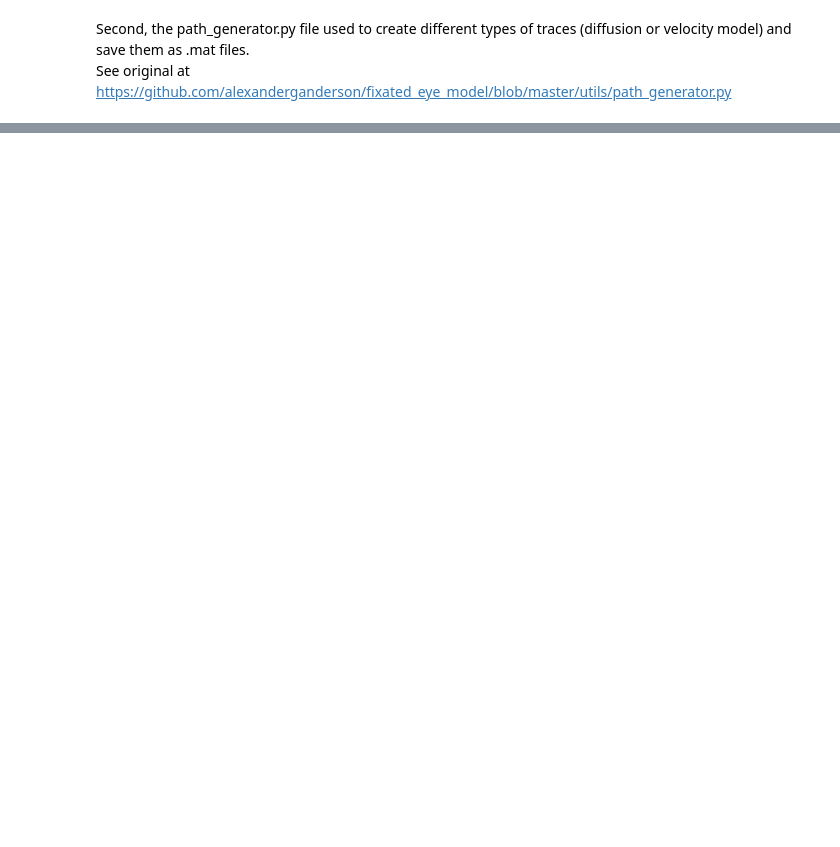
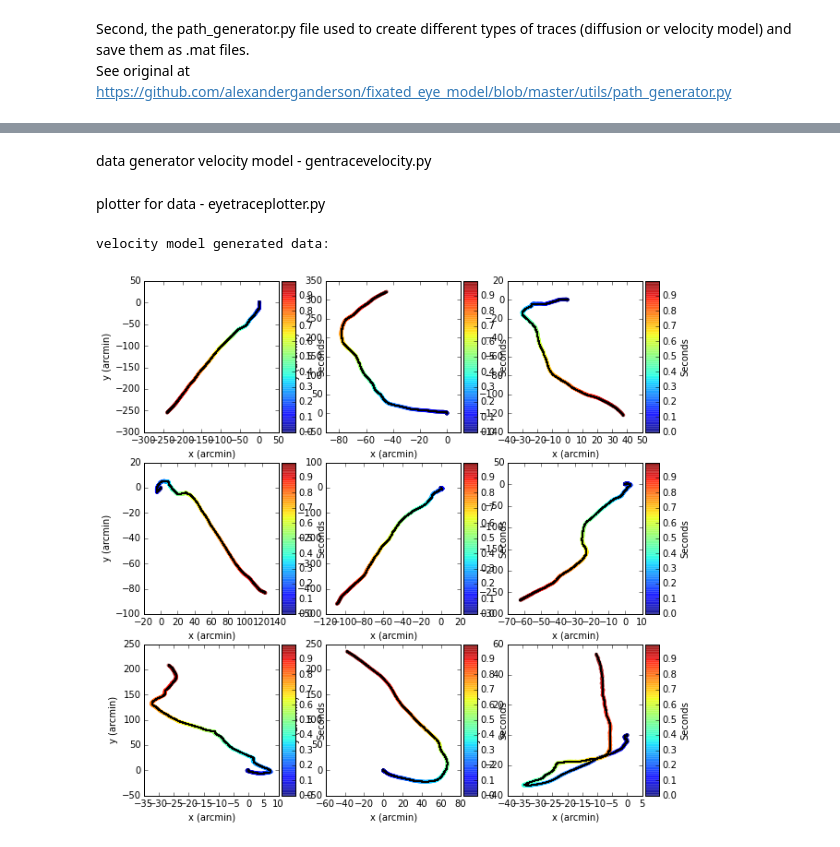
Before and after one commit to vdutell/eyemovement, a Jupyter notebook: implelemting into pipeline.ipynb, the cells around one changed output, grey strips where cells are left out. Drawn from its saved outputs; the diff is of its cells as text; code cells hidden in the pictures; blank space fills up the shorter version.

```diff
--- a/implelemting into pipeline.ipynb
+++ b/implelemting into pipeline.ipynb
@@ -340,0 +489,12 @@ Status API Training Shop Blog About Pricing
+# %%
+##remove trials that aren't 840 frames long (a full second)
+def check_len(trials):
+    i=0
+    while i < len(trials):
+        if(len(trials[i].x) < 840):
+            del trials[i]
+            i = i-1
+        i+=1
+
+    #print len(trials)
+    return trials
@@ -340,0 +759,2 @@ Status API Training Shop Blog About Pricing
+# %% [markdown]
+data generator velocity model - gentracevelocity.py
@@ -340,0 +826,2 @@ Status API Training Shop Blog About Pricing
+# %% [markdown]
+plotter for data - eyetraceplotter.py
@@ -340,0 +856,54 @@ Status API Training Shop Blog About Pricing
+# %%
+##load dependencies
+import numpy as np
+import os
+from scipy.io import loadmat
+from scipy import math
+from scipy.signal import butter, lfilter, freqz
+from scipy.interpolate import interp1d
+import matplotlib as mpl
+import matplotlib.pyplot as plt
+%matplotlib inline
+from filterpy.stats import plot_covariance_ellipse
+import xlrd
+import matplotlib.cm as cm
+from mpl_toolkits.axes_grid1 import make_axes_locatable
+import re
+import copy
+
+#import eyetrace.py
+
+##parameters
+wsize = 7 ##for sliding window in interpolation
+##KF parameters
+ivx = 1e2
+ivy = 1e2
+tvx = 1e2
+tvy = 1e2
+ov = (0.1)**2
+
+##look at and generate 9 trials
+ntrials = 9
+
+##load in data and process with velocity model smoothing
+trials = find_and_load('data')
+trials = check_len(trials)
+trials = interp_mf(trials)
+trials = filter_cvips(trials, wsize)
+trials = kfiltervelocity(trials, ivx, ivy, tvx, tvy, ov)
+print 'smoothed veloicity model real data:'
+eyetraceplot(trials,ntrials)
+
+##generate traces using velocity model
+dt = 1./len(trials[0].time)
+adj = trials[0].kfadj
+vmgentrials = gentracevelocity(ivx, ivy, tvx, tvy, ov, dt, adj, ntrials)
+print 'velocity model generated data:'
+eyetraceplot(vmgentrials,ntrials)
+
+##generate traces using Brownian Motion model
+#bmgentrials = gentracebm(ivx, ivy, tvx, tvy, ov, dt, ntrials)
+#eyetraceplot(bmgentrials,ntrials)
+# %% [output]
+velocity model generated data:
+[figure, added]
```
Also changed, not shown: parts of 17 cells of this notebook, 1 other file.
